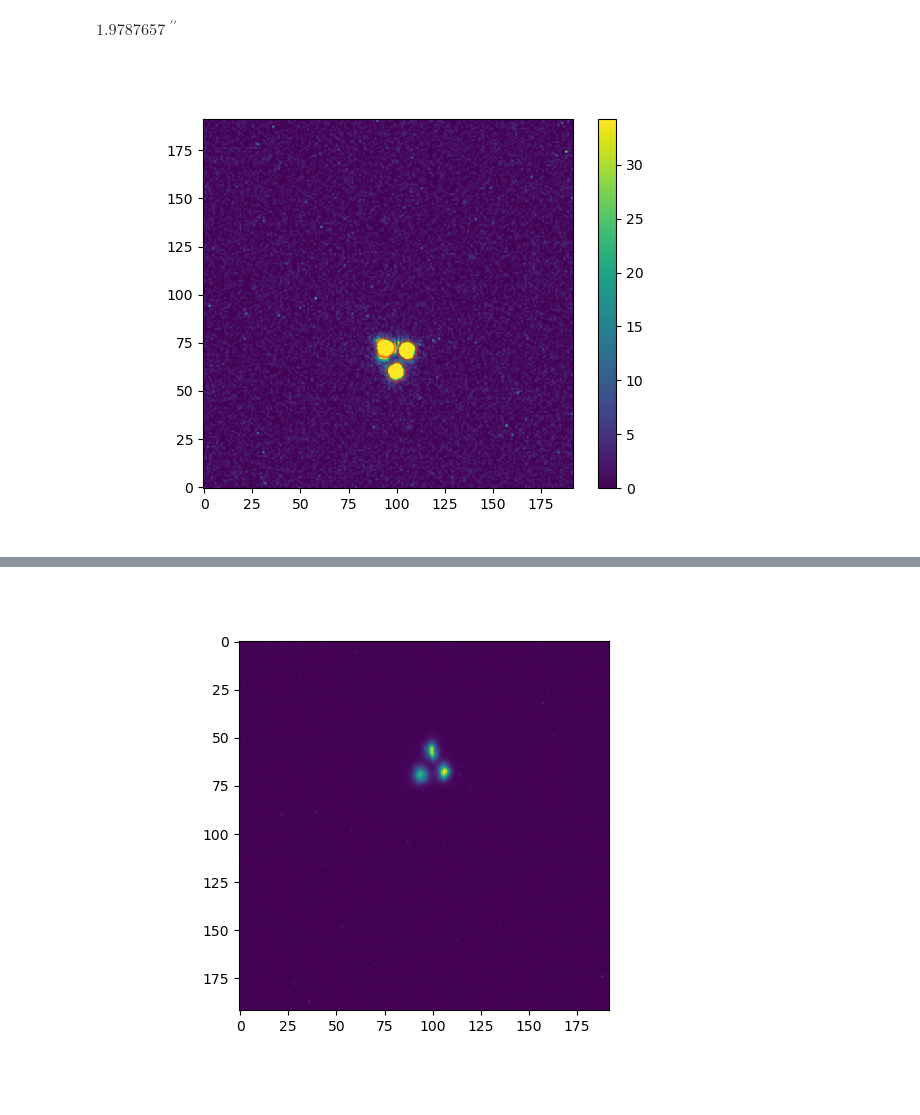
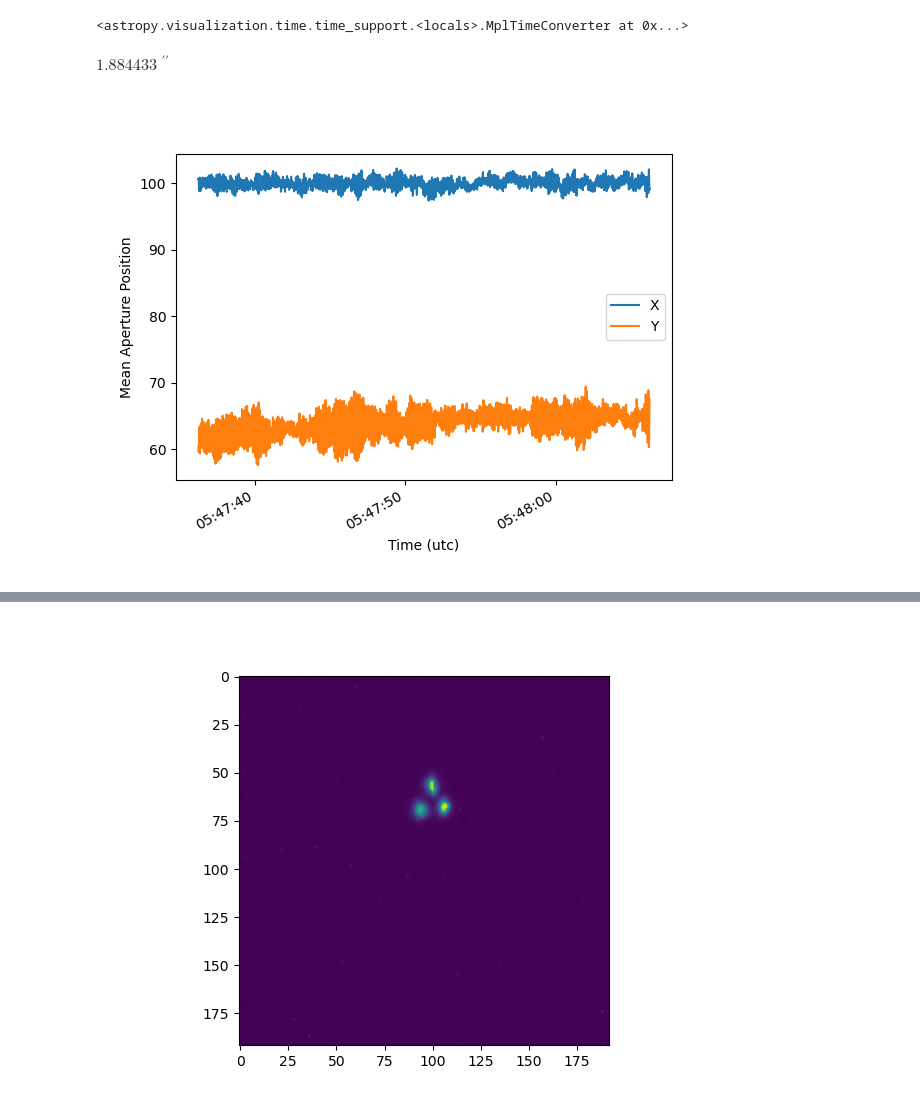
Before and after one commit to tepickering/ser_utils, a Jupyter notebook: notebooks/dimm_dev.ipynb, the cells around one changed output, grey strips where cells are left out. Cells and saved outputs as stored; diff of their text form; code cells hidden in the pictures.

Commit message:
more fleshing out of analyze_cube; look at auto-correlation of dimm data

```diff
--- a/notebooks/dimm_dev.ipynb
+++ b/notebooks/dimm_dev.ipynb
@@ -2,14 +2,20 @@
 import numpy as np
 
 import matplotlib.pyplot as plt
+import matplotlib.dates as mdates
 
 from astropy.time import Time
 import astropy.units as u
+from astropy.visualization import time_support
 
 import photutils
 
 from fass.ser import load_ser_file
 from fass.analyze_cube import find_apertures, moments, seeing, analyze_dimm_cube
+
+time_support(simplify=True)
+# %% [output]
+<astropy.visualization.time.time_support.<locals>.MplTimeConverter at 0x...>
 # %%
 %load_ext autoreload
 %autoreload 2
@@ -19,8 +27,18 @@ testfile = "/home/tim/MMT/FASS/data/indi_2022-08-29/indi_record_2022-08-29@05-11
 d = load_ser_file(testfile)
 # %%
-testfile = "/home/tim/MMT/FASS/data/indi_2022-08-29/indi_record_2022-08-29@05-48-58.ser"
-ave_seeing, seeing_vals, apertures, fig = analyze_dimm_cube(testfile)
+testfile = "/home/tim/MMT/FASS/data/indi_2022-08-29/indi_record_2022-08-29@05-48-13.ser"
+ave_seeing, seeing_vals, baselines, apertures, frame_times, fig = analyze_dimm_cube(testfile, plot=False)
 ave_seeing
 # %% [output]
-$1.9787657 \; \mathrm{{}^{\prime\prime}}$
+$1.884433 \; \mathrm{{}^{\prime\prime}}$
-[figure, removed]
+# %%
+fig, ax = plt.subplots()
+ax.plot(frame_times, apertures[0], label='X')
+ax.plot(frame_times, apertures[1], label='Y')
+ax.xaxis.set_major_formatter(mdates.DateFormatter('%H:%M:%S'))
+ax.set_ylabel("Mean Aperture Position")
+plt.gcf().autofmt_xdate()
+plt.legend()
+plt.show()
+# %% [output]
+[figure, added]
```
Also changed, not shown: parts of 9 cells of this notebook, 1 other file.
